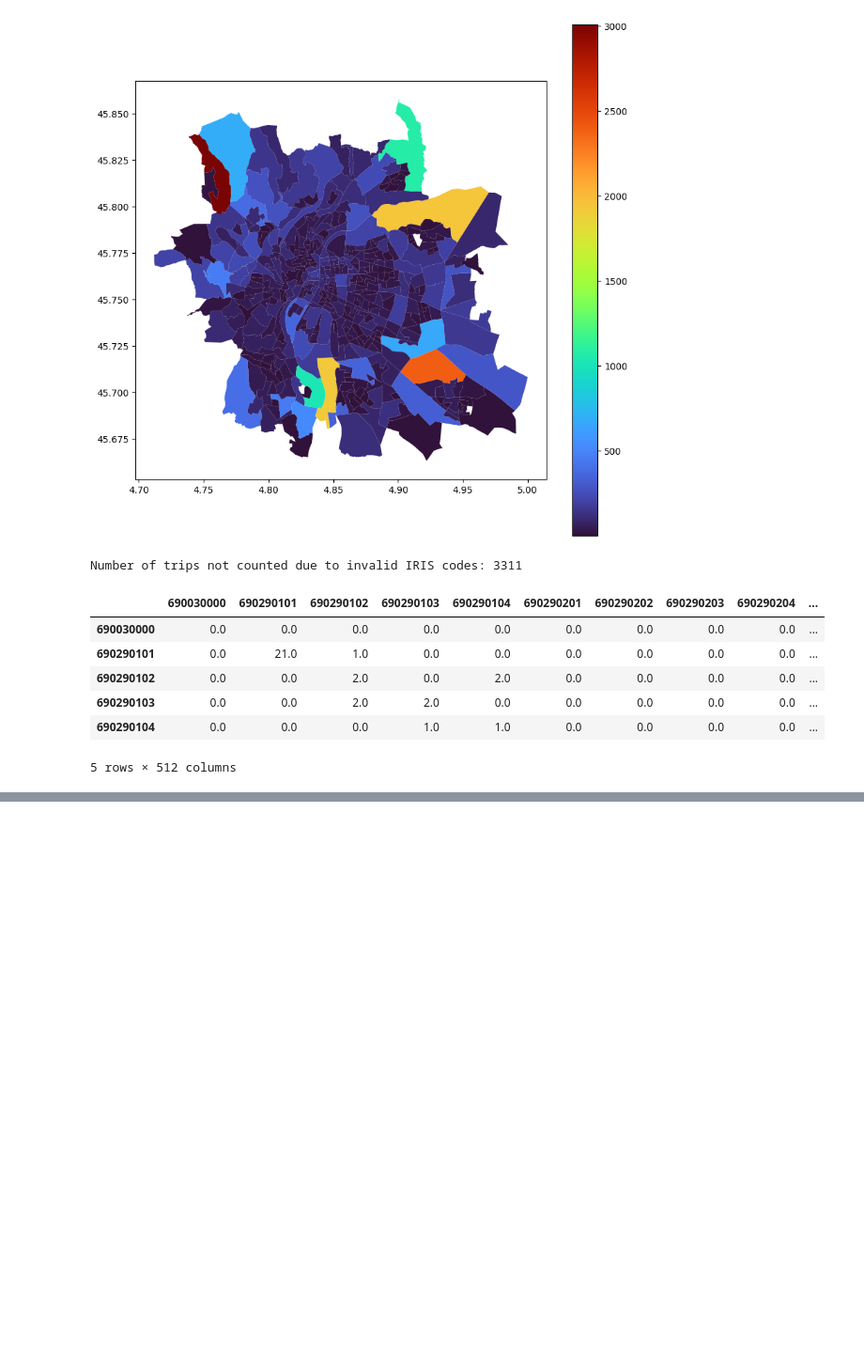
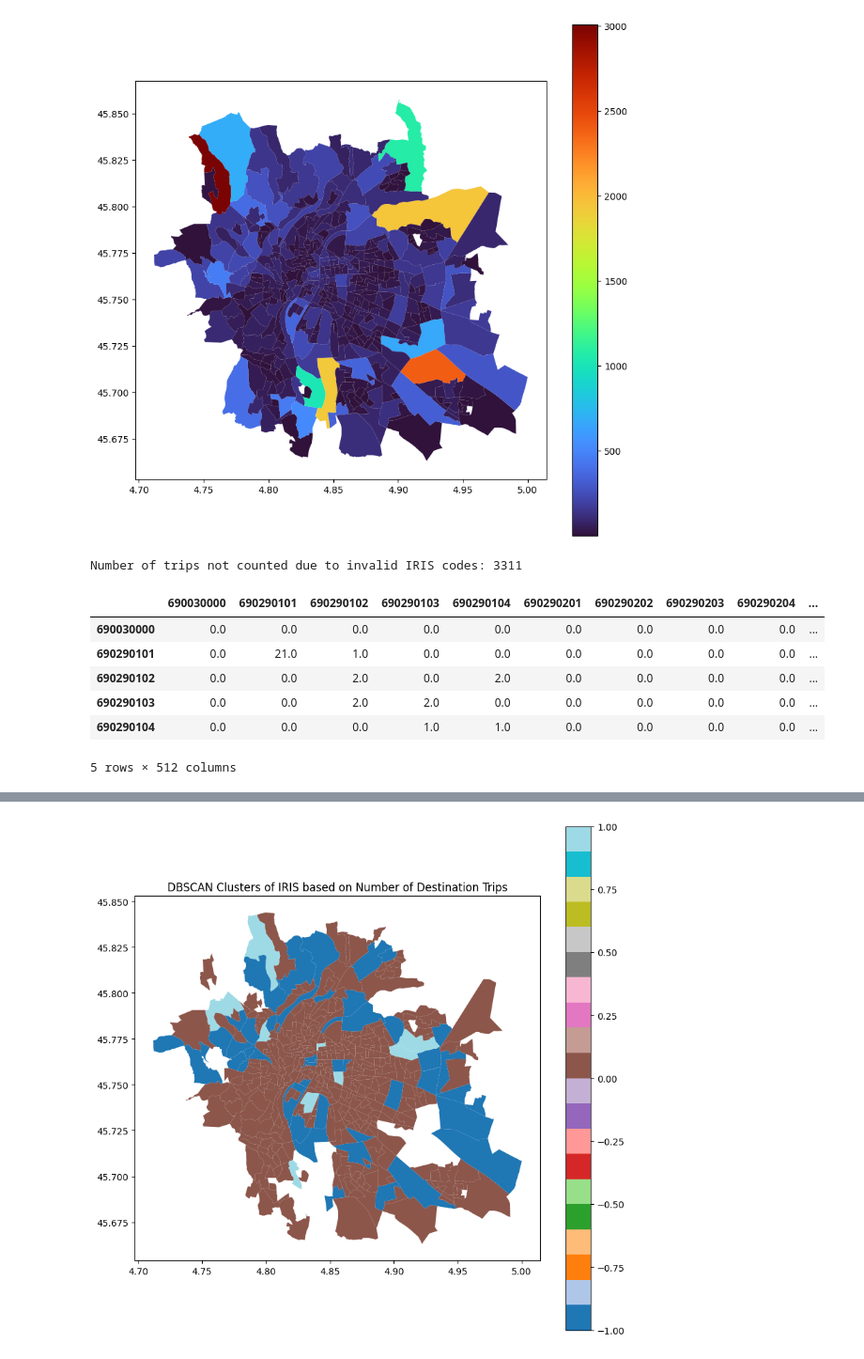
Before and after one commit to timentpe/dspap_project, a Jupyter notebook: notebooks/tim.ipynb, the cells around one changed output, grey strips where cells are left out. Shown at 94% size. Cells and saved outputs as stored; diff of their text form; code cells hidden in the pictures; blank space fills up the shorter version.

```diff
--- a/notebooks/tim.ipynb
+++ b/notebooks/tim.ipynb
@@ -657,0 +698,18 @@ Pour l'iris 692560102.0 vers 692750111.0 :
+# %%
+# same for destination trips
+dest_values = lyon_iris_cleaned_dest[['number_of_destinations']].to_numpy()
+dbscan_dest = DBSCAN(eps=5, min_samples=9)  # better values to find
+clusters_dest = dbscan_dest.fit_predict(dest_values)
+lyon_iris_cleaned_dest['dest_cluster'] = clusters_dest
+# %%
+# display the clusters on a map, with different colors for each cluster
+lyon_iris_cleaned_dest.plot(
+    column='dest_cluster',
+    cmap='tab20',
+    legend=True,
+    figsize=(10,10)
+)
+plt.title('DBSCAN Clusters of IRIS based on Number of Destination Trips')
+plt.show()
+# %% [output]
+[figure, added]
```
Also changed, not shown: parts of 16 cells of this notebook.
